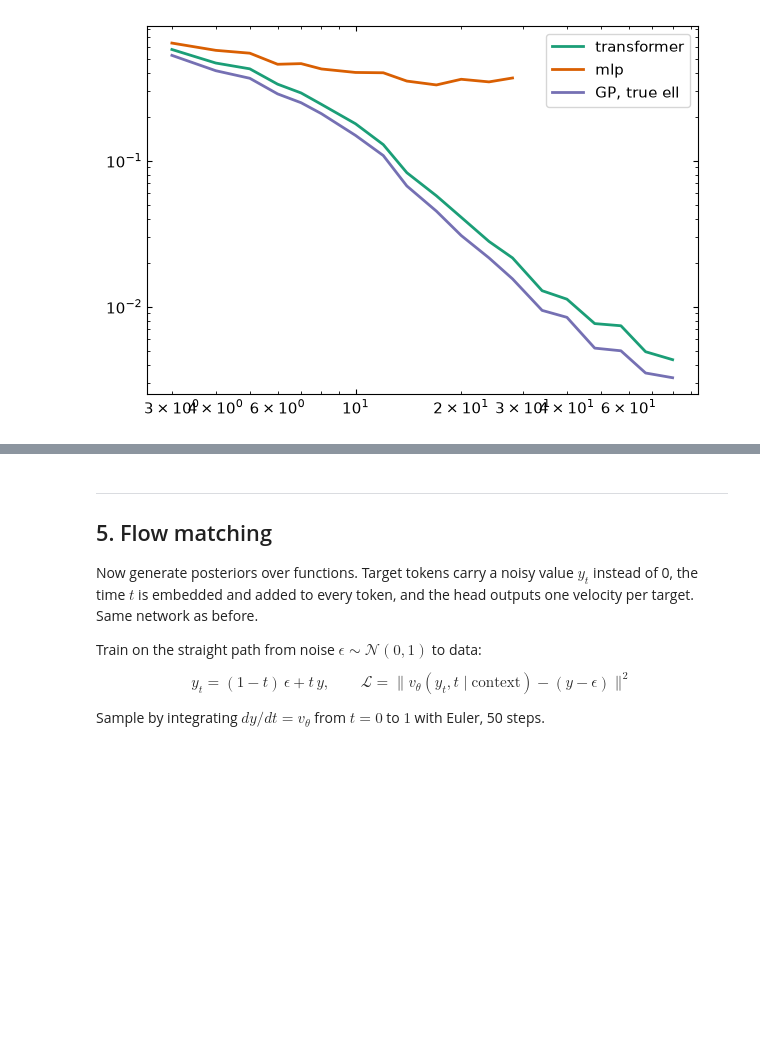
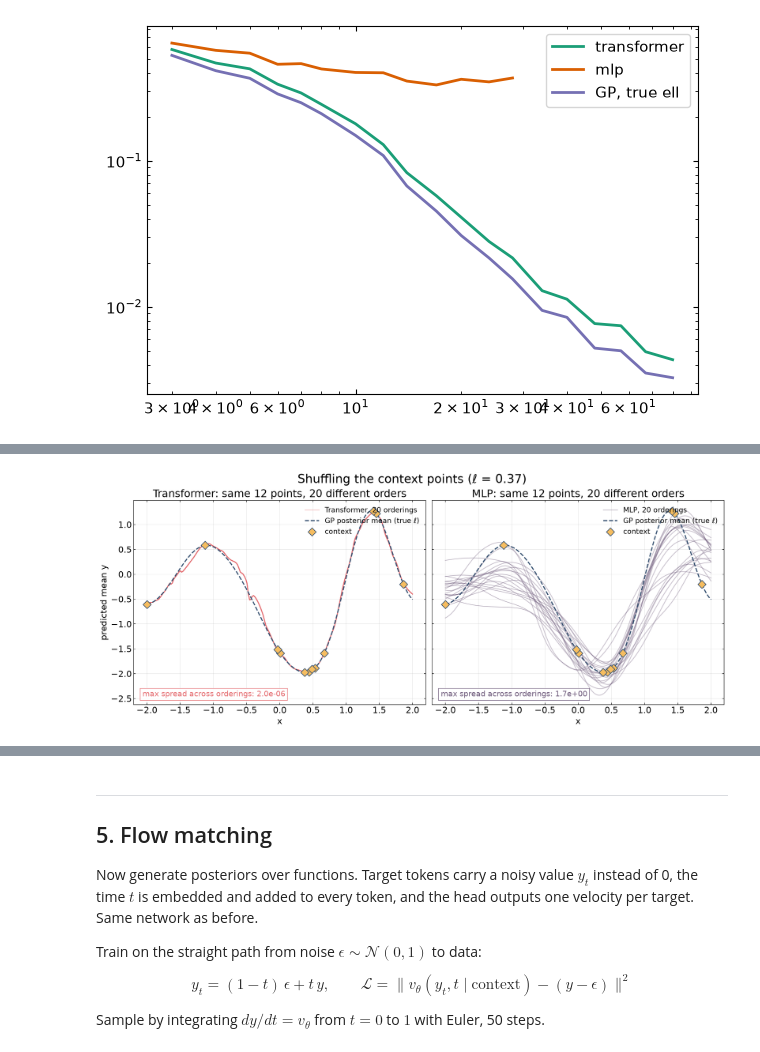
Before and after one commit to chrissellgren/ML_f26, a Jupyter notebook: lab2/lab2.ipynb, the cells around one changed output, grey strips where cells are left out. Cells and saved outputs as stored; diff of their text form; code cells hidden in the pictures; blank space fills up the shorter version.

```diff
--- a/lab2/lab2.ipynb
+++ b/lab2/lab2.ipynb
@@ -750,0 +834,47 @@ plt.legend()
+# %%
+# [Claude-generated] What shuffling the context does to each model, on one function.
+# The same 12 context points are fed in 20 different orders (the first is the original order)
+# and each model predicts on a dense x-grid for every order. Every curve is drawn faintly,
+# so curves that agree stack into one solid line and disagreements fan out. The transformer
+# has no positional information and reads the context through a softmax-weighted sum, so all
+# 20 curves should coincide. The MLP has separate input weights for each of its 30 slots, so
+# moving a point to another slot changes its prediction.
+SUNSET = {"dusk": "#355070", "plum": "#6d597a", "rose": "#b56576",
+          "coral": "#e56b6f", "peach": "#eaac8b", "gold": "#f6bd60"}
+
+n_ctx_show, n_shuffles = 12, 20
+xc_1, yc_1, _, _, ell_1 = sample_tasks(jax.random.key(11), batch=1, n_ctx=n_ctx_show)
+perms = [jnp.arange(n_ctx_show)] + [jax.random.permutation(k, n_ctx_show)
+                                    for k in jax.random.split(jax.random.key(12), n_shuffles - 1)]
+xc_sh = jnp.stack([xc_1[0, p] for p in perms])   # (n_shuffles, n_ctx): one row per ordering
+yc_sh = jnp.stack([yc_1[0, p] for p in perms])
+
+grid_x = jnp.linspace(-X_MAX, X_MAX, 200)
+grid_b = jnp.broadcast_to(grid_x, (n_shuffles, grid_x.size))
+pred_tr_sh, _ = run_transformer(params, xc_sh, yc_sh, grid_b, grid_b)   # yt arg is unused
+pred_mlp_sh, _ = run_mlp(params_mlp, xc_sh, yc_sh, grid_b, grid_b)
+gp_mean_1, _ = gp_posterior(xc_1, yc_1, grid_x[None], ell_1)
+
+with plt.rc_context({"font.size": 16}):
+    fig, axes = plt.subplots(1, 2, figsize=(16, 6.5), dpi=150, sharey=True, layout="constrained")
+    for ax, preds, color, name in zip(axes, [pred_tr_sh, pred_mlp_sh], [SUNSET["coral"], SUNSET["plum"]],
+                                      ["Transformer", "MLP"]):
+        for i in range(n_shuffles):
+            ax.plot(grid_x, preds[i], color=color, lw=1.5, alpha=0.35,
+                    label=f"{name}, {n_shuffles} orderings" if i == 0 else None)
+        ax.plot(grid_x, gp_mean_1[0], color=SUNSET["dusk"], lw=2, ls="--", label="GP posterior mean (true ℓ)")
+        ax.scatter(xc_1[0], yc_1[0], s=110, marker="D", color=SUNSET["gold"], edgecolor=SUNSET["dusk"],
+                   lw=1.2, zorder=5, label="context")
+
+        spread = float(jnp.max(preds.max(axis=0) - preds.min(axis=0)))   # widest gap between orderings
+        ax.text(0.03, 0.04, f"max spread across orderings: {spread:.1e}", transform=ax.transAxes,
+                fontsize=14, color=color, bbox=dict(facecolor="white", edgecolor=color, alpha=0.9))
+        ax.set_title(f"{name}: same {n_ctx_show} points, {n_shuffles} different orders")
+        ax.set_xlabel("x")
+        ax.grid(alpha=0.3)
+        ax.legend(frameon=False, fontsize=13, loc="upper right")
+    axes[0].set_ylabel("predicted mean y")
+    fig.suptitle(f"Shuffling the context points (ℓ = {float(ell_1[0]):.2f})", fontsize=22)
+    plt.show()
+# %% [output]
+[figure, added]
```
Also changed, not shown: parts of 8 cells of this notebook.
